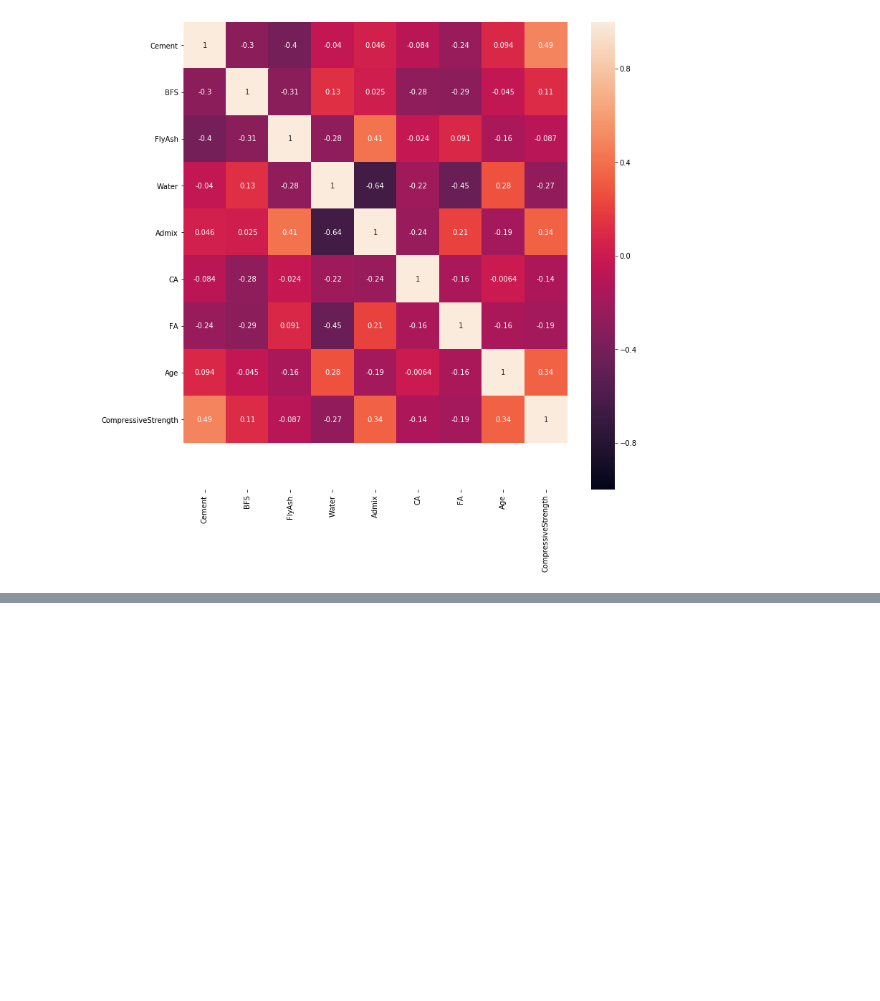
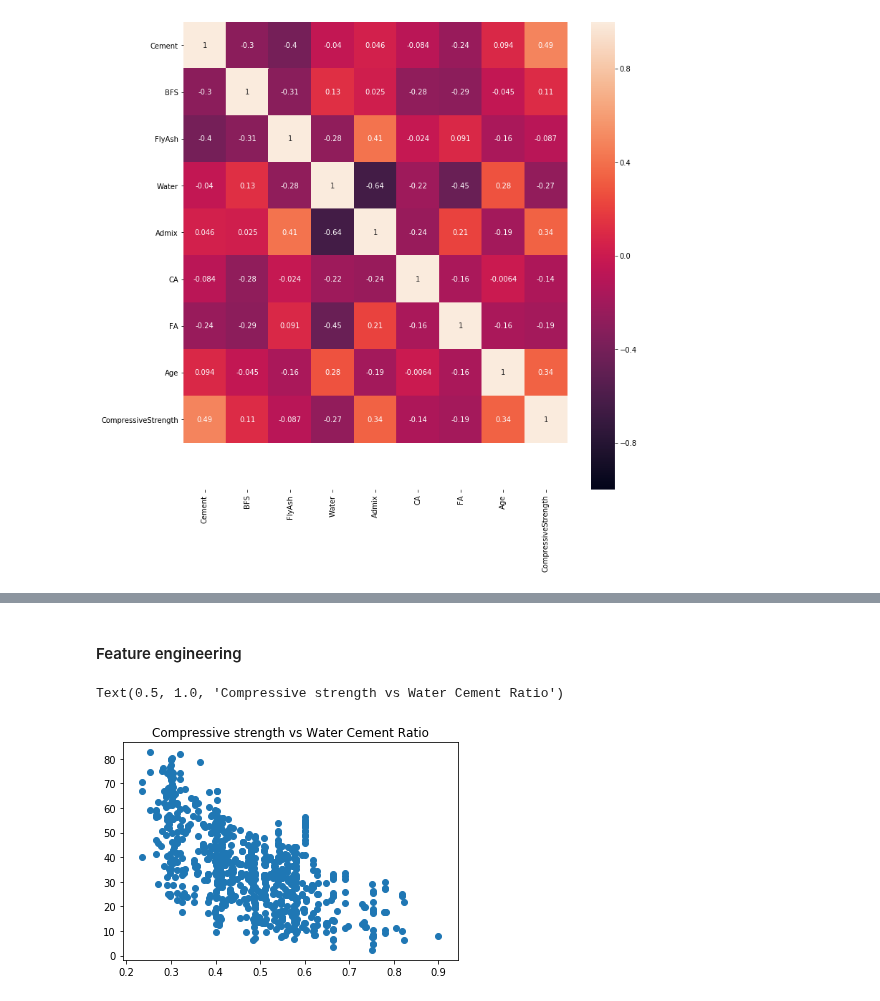
Before and after one commit to prabhathur/Data-Science, a Jupyter notebook: Conrete Compressive Strength/Concrete.ipynb, the cells around one changed output, grey strips where cells are left out. Saved outputs shown, nothing was run; the diff lists cells and outputs as text; code cells hidden in the pictures; blank space fills up the shorter version.

```diff
--- a/Conrete Compressive Strength/Concrete.ipynb
+++ b/Conrete Compressive Strength/Concrete.ipynb
@@ -305,3 +128,0 @@ X_train.head()
-# %%
-X_train=X_train.loc[:,['LW/C','Lage']]
-X_train=stm.add_constant(X_train)
@@ -332,6 +128,0 @@ Warnings:
-# %%
-X_test=X_test.loc[:,['LW/C','Lage']]
-X_test = stm.add_constant(X_test)
-pred = model.predict(X_test)
-#RSS
-np.sum((np.exp(pred) - np.exp(y_test))**2)
@@ -346,0 +140,2 @@ print(rss)
+# %%
+xtrain,xtest,ytrain,ytest=train_test_split(conc.drop('CompressiveStrength',axis=1),conc.CompressiveStrength,test_size=0.2)
@@ -346,0 +144,5 @@ print(rss)
+# %%
+#Fitting OLS using all columns
+xtrain=stm.add_constant(xtrain)
+model=stm.OLS(ytrain,xtrain).fit()
+model.summary()
@@ -346,0 +180,11 @@ print(rss)
+# %% [markdown]
+#### Feature engineering
+# %%
+xtrain1=xtrain.copy()
+xtrain1['Cementitious']=xtrain1['Cement']+xtrain1['FlyAsh']+xtrain1['BFS']
+xtrain1['W/C']=xtrain1['Water']/xtrain1['Cementitious']
+plt.scatter(xtrain1['W/C'],ytrain)
+plt.title('Compressive strength vs Water Cement Ratio')
+# %% [output]
+Text(0.5, 1.0, 'Compressive strength vs Water Cement Ratio')
+[figure, added]
```
Also changed, not shown: parts of 85 cells of this notebook.
